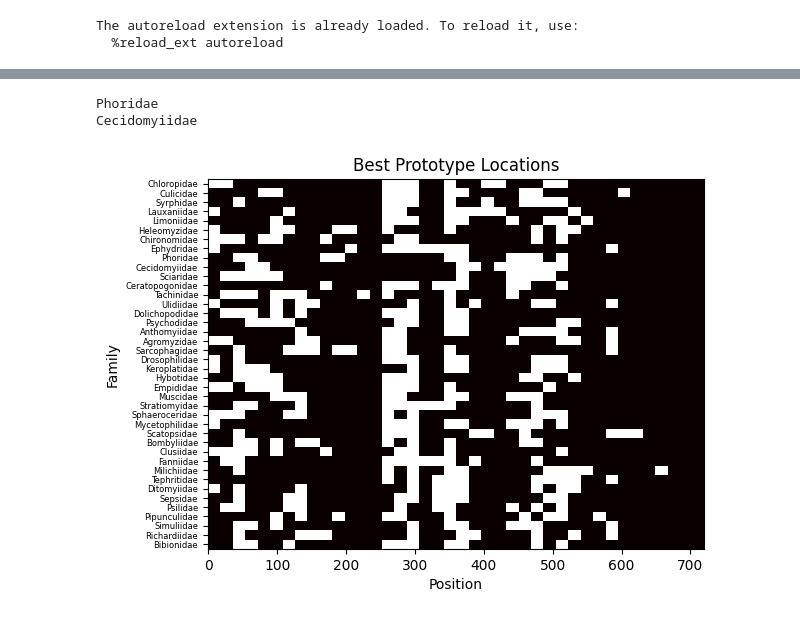
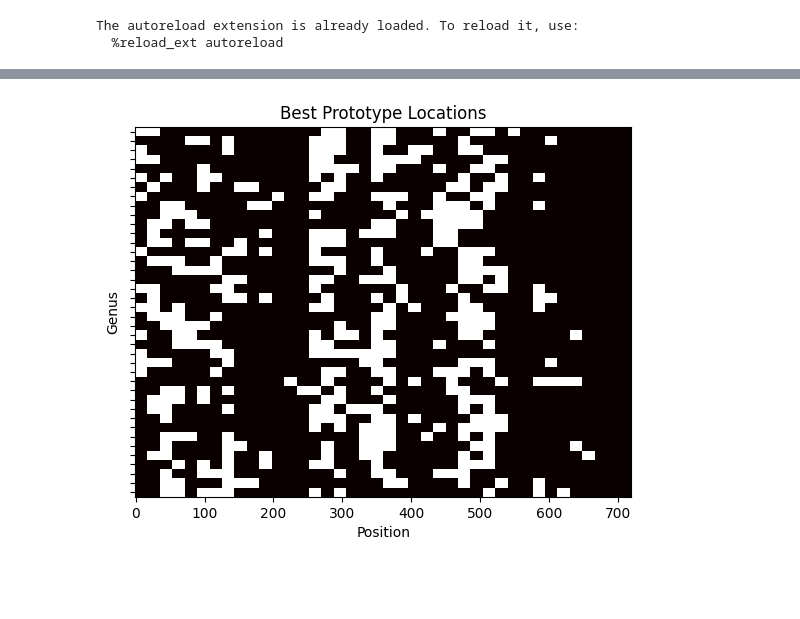
Before and after one commit to Xushu-Wang/MultiModalProtoPNet, a Jupyter notebook: visualize.ipynb, the cells around one changed output, grey strips where cells are left out. Drawn from its saved outputs; the diff is of its cells as text; code cells hidden in the pictures; blank space fills up the shorter version.

Commit message:
Added support for other taxonomy levels

```diff
--- a/visualize.ipynb
+++ b/visualize.ipynb
@@ -159,10 +184,10 @@ for i in range(40):
         class_weights[i][j] = weights[i][i][j]
 # %%
 sorted_prototype_indices = class_weights.argsort(descending=True, dim=1)
-best_prototypes = sorted_prototype_indices[:, 0:PROTOTYPE_COUNT]
+best_prototypes = sorted_prototype_indices[:, :PROTOTYPE_COUNT]
 # %%
 print(input_tensor[1])
-for i in range(40):
+for i in range(CLASS_COUNT):
     o = find_matching_dims(input_tensor[0], tensors, i)
 
     if o is not None:
@@ -206,6 +231,9 @@ def create_amino(string):
 # %%
 # 2
 # 3
+
+prototype_class_index = 17
+
 for i in range(PROTOTYPE_COUNT):
     string = decode_onehot(input_tensor[0].numpy(), three_dim=True)
 
@@ -213,8 +241,8 @@ for i in range(PROTOTYPE_COUNT):
     # print("")
 
     # Draw 18 squares each with one character of prot using matplotlib
-    prot = prot_strings[8][int(best_prototypes[8][i])]
-    corresponding = string[best_prototypes[8][i]*18:(best_prototypes[8][i]+1)*18]
+    prot = prot_strings[prototype_class_index][int(best_prototypes[prototype_class_index][i])]
+    corresponding = string[best_prototypes[prototype_class_index][i]*18:(best_prototypes[prototype_class_index][i]+1)*18]
 
     # This only works since prototypes are length 0 mod 3
     prot_amino = create_amino(prot)
@@ -273,8 +301,8 @@ ATAATTAATATACAAATT
 ... (8 outputs left out)
 # %%
-is_best_prototype_location = torch.zeros(40, 40*18)
+is_best_prototype_location = torch.zeros(CLASS_COUNT, 40*18)
 
-for i in range(40):
+for i in range(CLASS_COUNT):
     best_prototypes_for_class = best_prototypes[i]
 
     for ind, j in enumerate(best_prototypes_for_class):
@@ -283,25 +311,21 @@ for i in range(40):
 # %%
 # Draw the heatmap
 import matplotlib.pyplot as plt
 
 classes = train_dataset.get_classes(TAXONOMY_NAME)[0]
 
 plt.imshow(is_best_prototype_location, cmap='hot', interpolation='nearest')
 plt.title("Best Prototype Locations")
-plt.ylabel("Family")
+plt.ylabel(TAXONOMY_NAME.capitalize())
 plt.xlabel("Position")
 
 # Set the y axis labels to the class names, make them diagonal
-plt.yticks(range(40), classes)
+plt.yticks(range(CLASS_COUNT), classes)
 # Decrease the y axis label font size
 plt.yticks(fontsize=6)
 
-# Make its aspect ratio 1:1
-plt.gca().set_aspect('auto', adjustable='box')
-
-print(classes[8])
-print(classes[input_tensor[1]])
+# Make its aspect ratio 2:1
+plt.gca().set_aspect('auto', adjustable='box',)
+# plt.gca().set_aspect(10)
 # %% [output]
-Phoridae
-Cecidomyiidae
-[figure, old version]
+[figure, new version]
```
Also changed, not shown: parts of 11 cells of this notebook, 10 other files.
